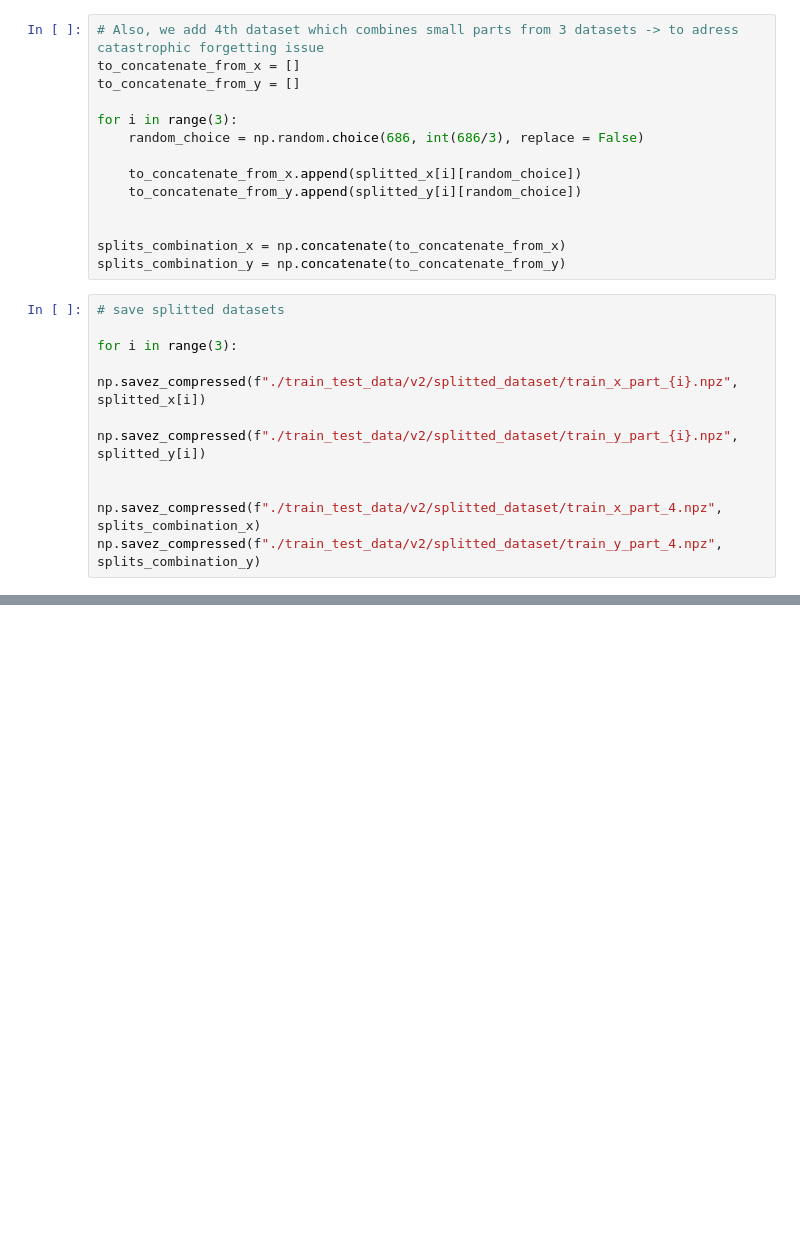
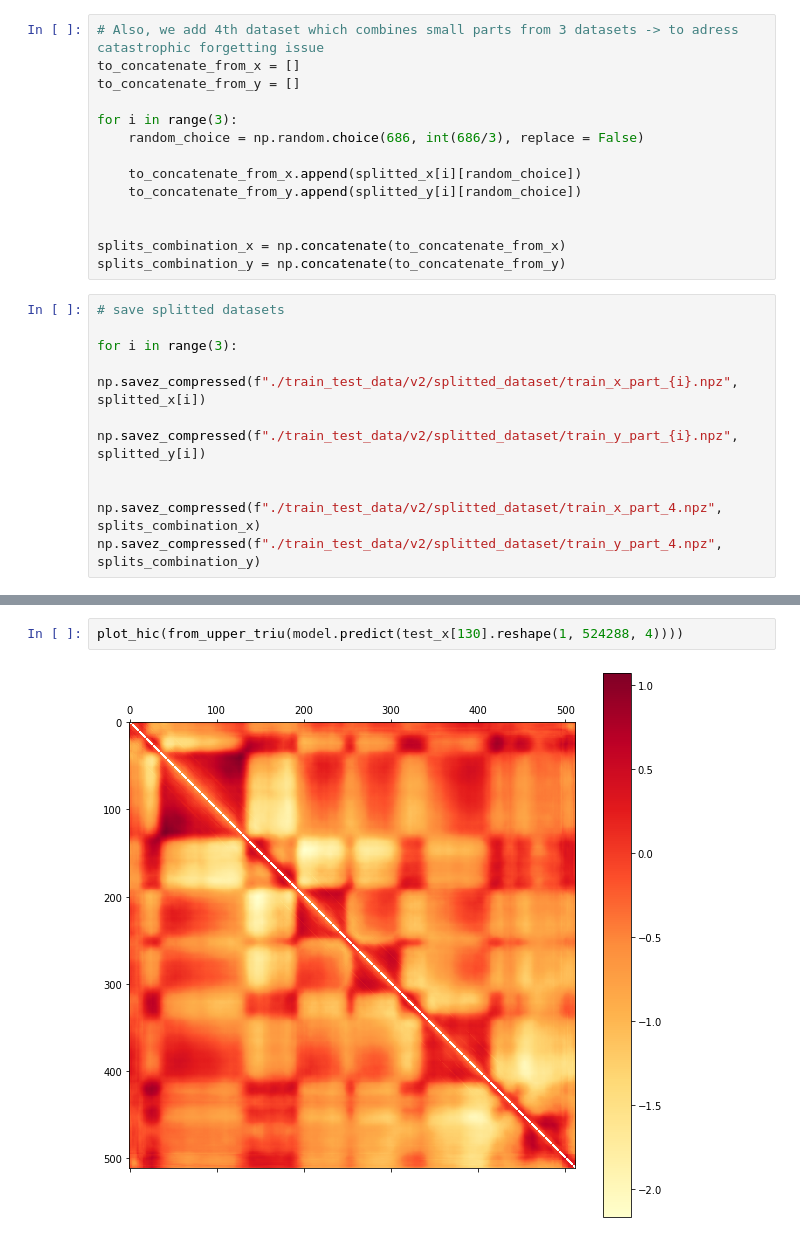
Before and after one commit to NeilAlishev/HiCPredictor, a Jupyter notebook: DeepHiCResearch.ipynb, the cells around one changed output, grey strips where cells are left out. Cells and saved outputs as stored; diff of their text form; blank space fills up the shorter version.

```diff
--- a/DeepHiCResearch.ipynb
+++ b/DeepHiCResearch.ipynb
@@ -1425,0 +1447,4 @@ np.savez_compressed("./test_y.npz", test_y)
+# %%
+plot_hic(from_upper_triu(model.predict(test_x[130].reshape(1, 524288, 4))))
+# %% [output]
+[figure, added]
```
Also changed, not shown: parts of 18 cells of this notebook, 1 other file.
